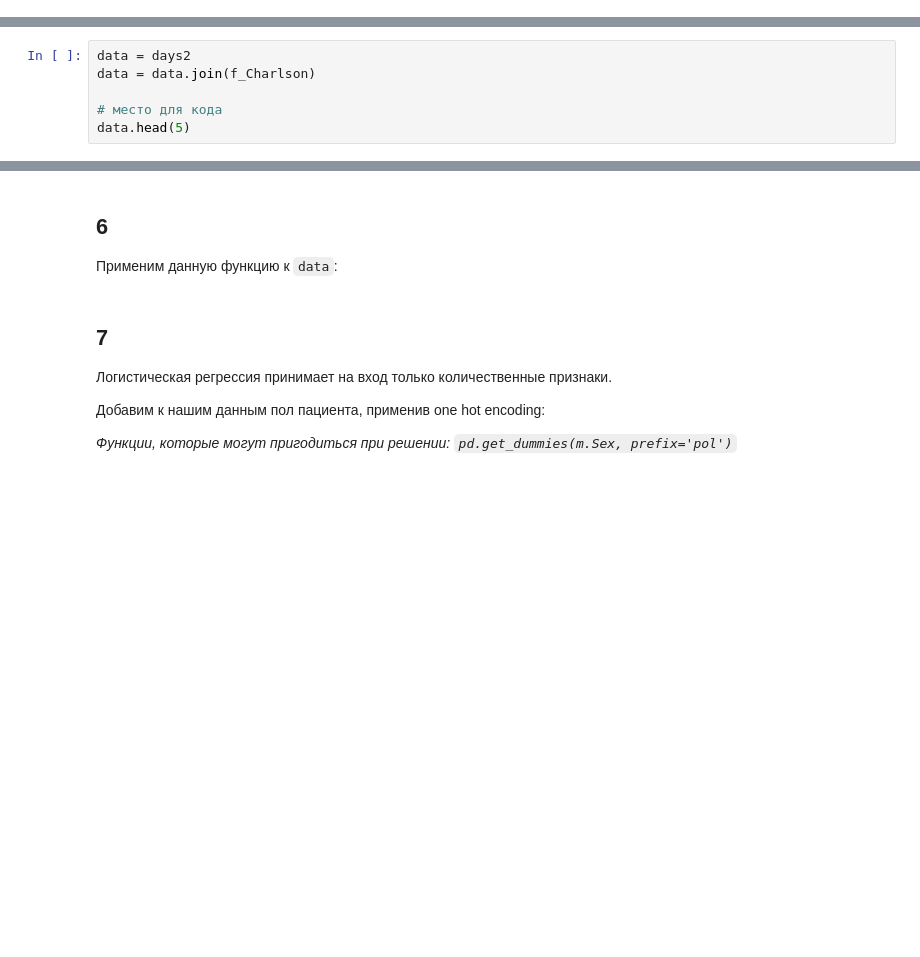
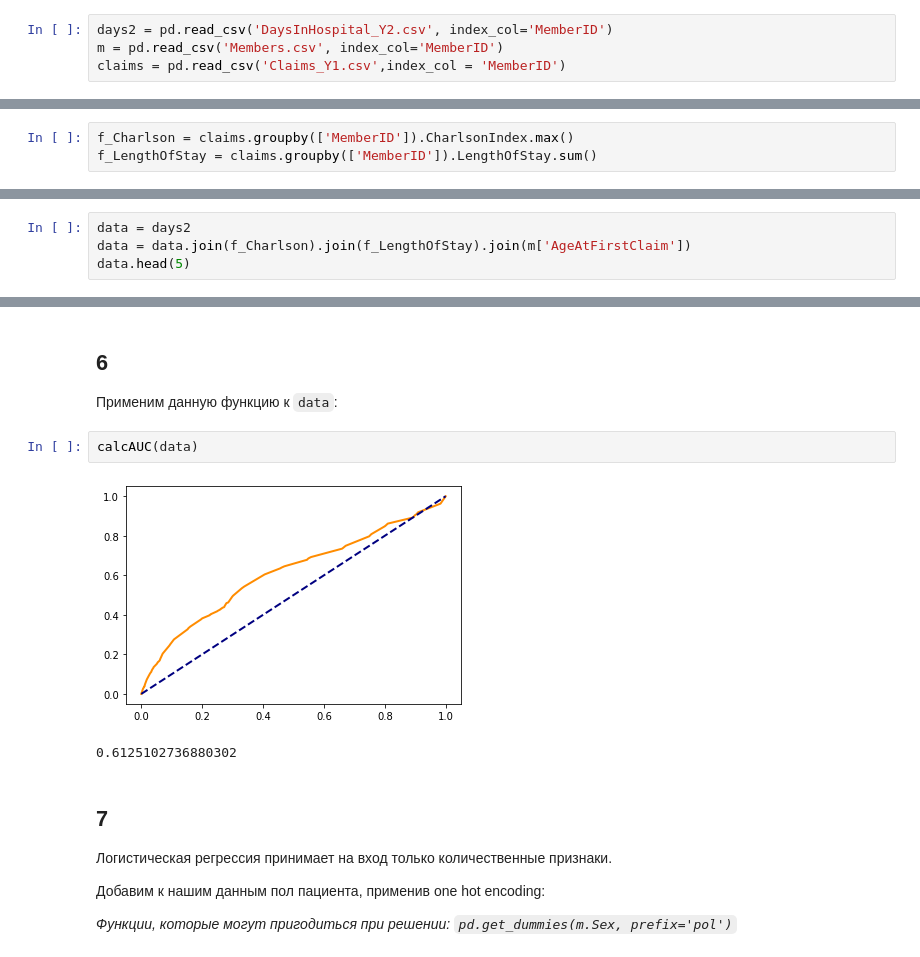
Before and after one commit to Debechelo/MachineLearning, a Jupyter notebook: lab_5/lab5-logistic-regression-ru.ipynb, the cells around one changed output, grey strips where cells are left out. Drawn from its saved outputs; the diff is of its cells as text; blank space fills up the shorter version.

```diff
--- a/lab_5/lab5-logistic-regression-ru.ipynb
+++ b/lab_5/lab5-logistic-regression-ru.ipynb
@@ -21,3 +19,7 @@ import matplotlib.pyplot as plt
+# %%
+days2 = pd.read_csv('DaysInHospital_Y2.csv', index_col='MemberID')
+m = pd.read_csv('Members.csv', index_col='MemberID')
+claims = pd.read_csv('Claims_Y1.csv',index_col = 'MemberID')
 # %% [markdown]
 ## 2
 Чтобы анонимизировать данные организатор указал приблизительную информацию о пациентах, например в столбце возраст указаны возрастные группы: '0-9', '10-19', '20-29', '30-39', '40-49', '50-59', '60-69', '70-79', '80+'. Преобразуем строковые признаки в количественные и заменим пропущенные значения:
@@ -47,3 +46,6 @@ f_LengthOfStay = # место для кода
+# %%
+f_Charlson = claims.groupby(['MemberID']).CharlsonIndex.max()
+f_LengthOfStay = claims.groupby(['MemberID']).LengthOfStay.sum()
 # %% [markdown]
 ## 4
 
@@ -52,7 +54,5 @@ f_LengthOfStay = # место для кода
 *Функции, которые могут пригодиться при решении: `.join()`*
 # %%
 data = days2
-data = data.join(f_Charlson)
-
-# место для кода
+data = data.join(f_Charlson).join(f_LengthOfStay).join(m['AgeAtFirstClaim'])
 data.head(5)
@@ -74,6 +82,11 @@ def calcAUC(data):
 # %% [markdown]
 ## 6
 Применим данную функцию к `data`:
+# %%
+calcAUC(data)
+# %% [output]
+[figure, added]
+0.6125102736880302
 # %% [markdown]
 ## 7
 Логистическая регрессия принимает на вход только количественные признаки.
```
Also changed, not shown: parts of 5 cells of this notebook.
